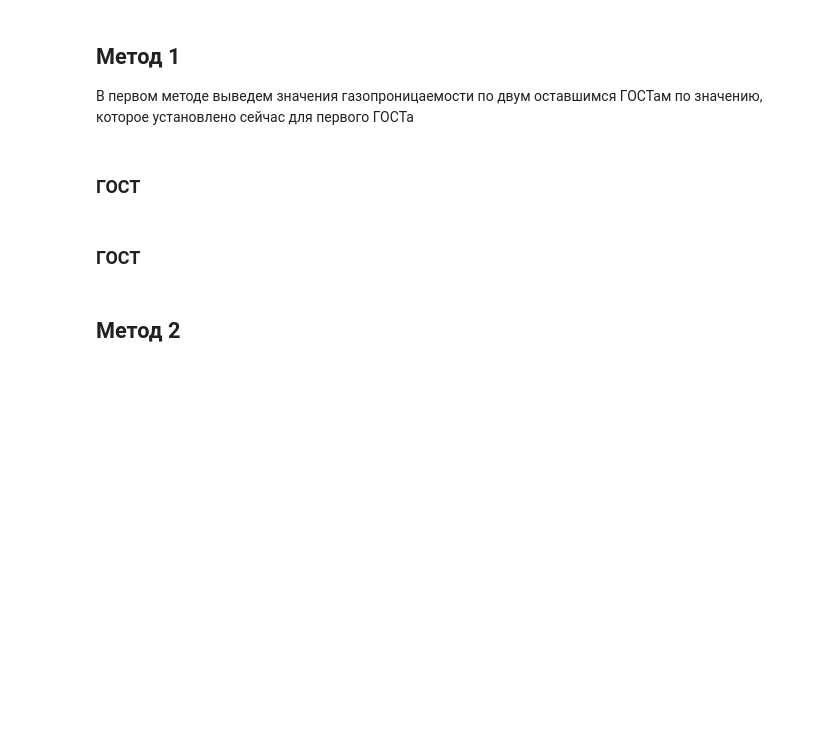
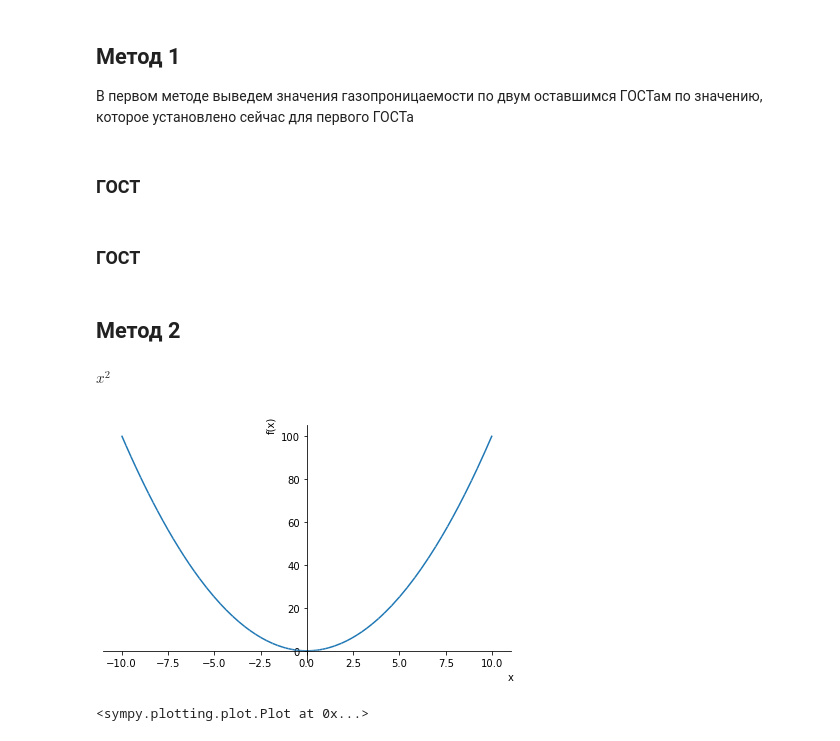
Before and after one commit to Proskurnikov/permiability, a Jupyter notebook: permiability.ipynb, the cells around one changed output. Drawn from its saved outputs; the diff is of its cells as text; code cells hidden in the pictures; blank space fills up the shorter version.

```diff
--- a/permiability.ipynb
+++ b/permiability.ipynb
@@ -43,0 +46,11 @@ xx | xx | [ссылка](https://www.quora.com/How-long-can-a-human-survive-in-a
+# %%
+x = Symbol('x')
+y = x ** 2
+y
+# %% [output]
+$\displaystyle x^{2}$
+# %%
+plot(y)
+# %% [output]
+[figure, added]
+<sympy.plotting.plot.Plot at 0x...>
```
Also changed, not shown: parts of 1 cell of this notebook.
